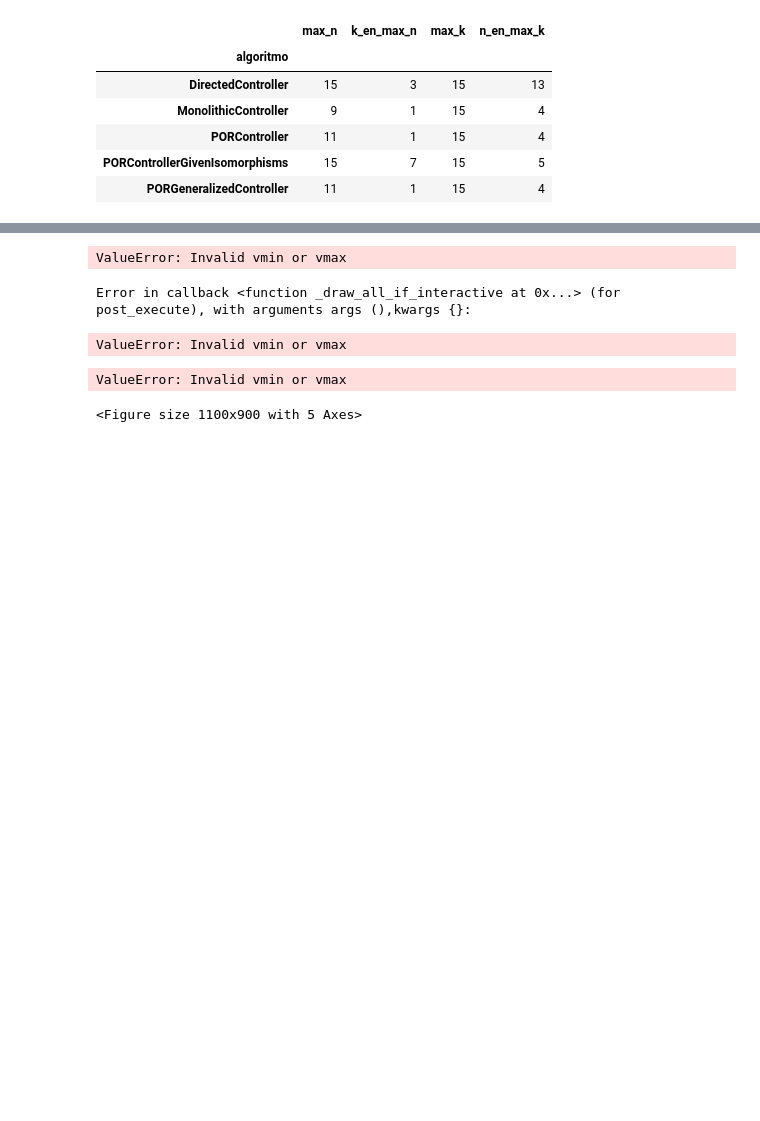
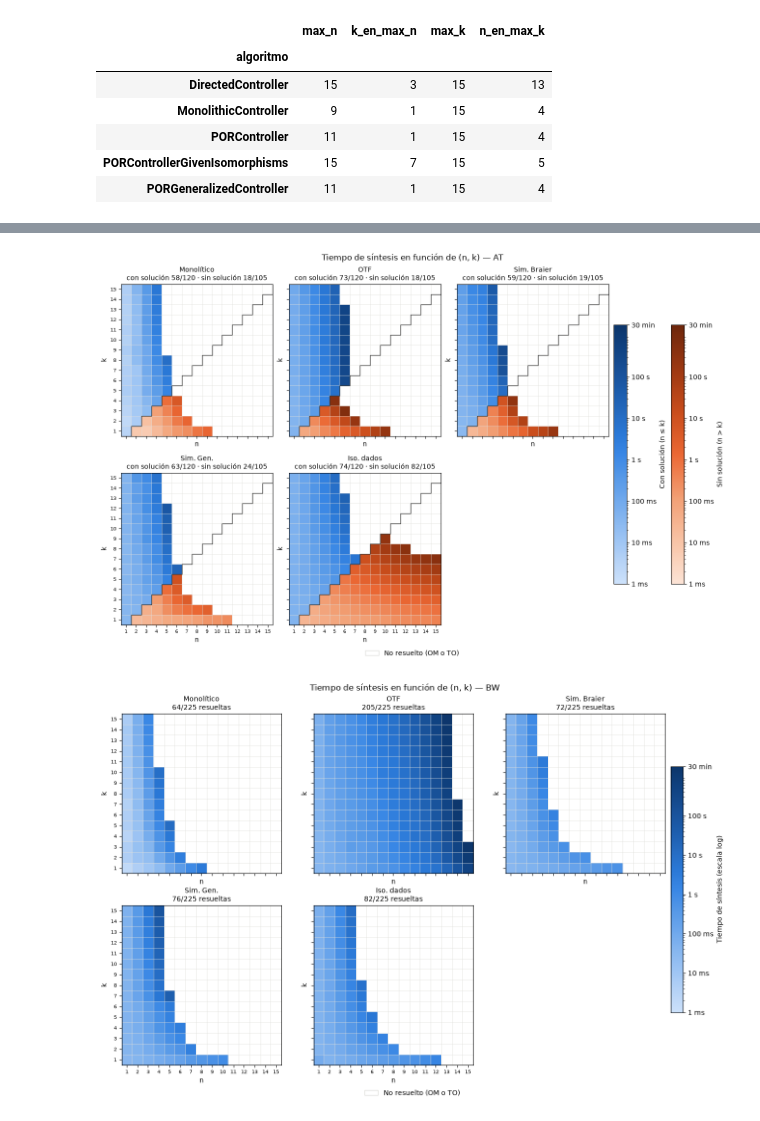
Before and after one commit to manufedo/ExperimentacionTesis, a Jupyter notebook: analisis.ipynb, the cells around one changed output, grey strips where cells are left out. Saved outputs shown, nothing was run; the diff lists cells and outputs as text; code cells hidden in the pictures; blank space fills up the shorter version.

```diff
--- a/analisis.ipynb
+++ b/analisis.ipynb
@@ -185,11 +187,3 @@ def plot_memoria_heatmap(problema="AT"):
     fig.colorbar(im, ax=axes, label="Memoria máxima usada (MB, escala log)", shrink=0.8)
     fig.suptitle(f"Uso de memoria en función de (n, k) — {problema}\n(gris = no resuelto: OOM o timeout)", y=0.99)
     plt.show()
-# %%
-plot_memoria_heatmap()
-# %% [output]
-ValueError: Invalid vmin or vmax
-Error in callback <function _draw_all_if_interactive at 0x...> (for post_execute), with arguments args (),kwargs {}:
-ValueError: Invalid vmin or vmax
-ValueError: Invalid vmin or vmax
-<Figure size 1100x900 with 5 Axes>
@@ -195,0 +343,6 @@ ValueError: Invalid vmin or vmax
+# %%
+for problema in ["AT", "BW", "CM"]:
+    plot_heatmap(problema, "tiempo")
+# %% [output]
+[figure, added]
+[figure, added]
```
Also changed, not shown: parts of 10 cells of this notebook.
